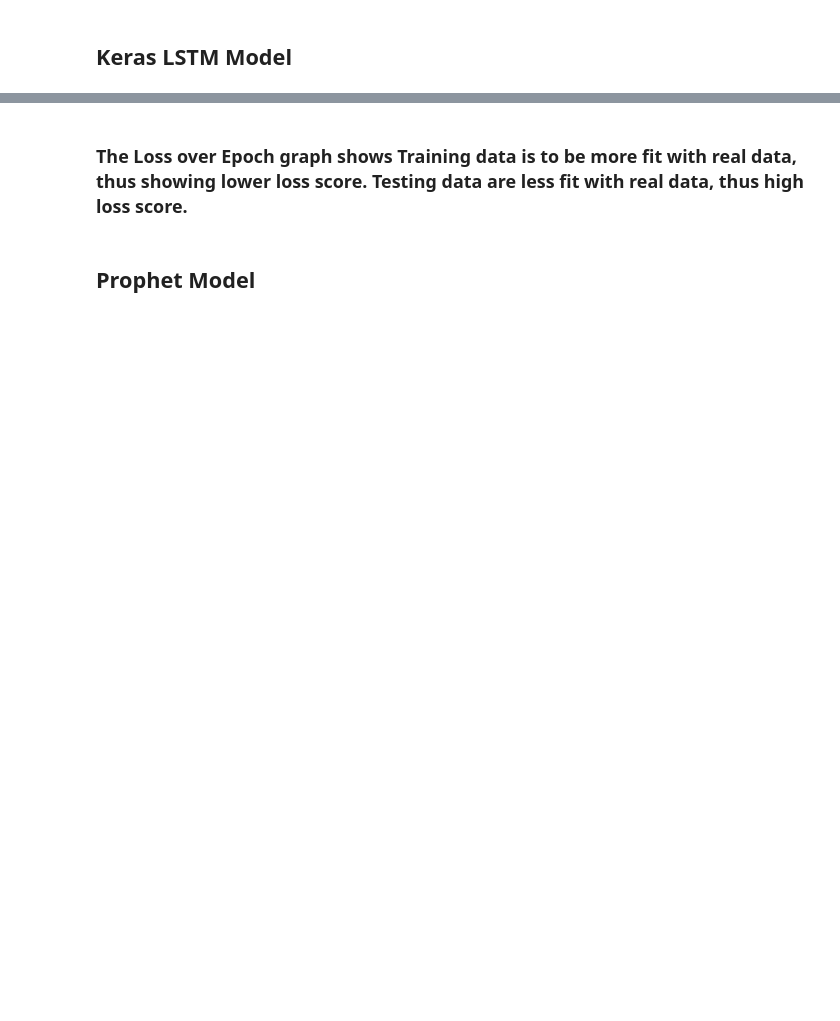
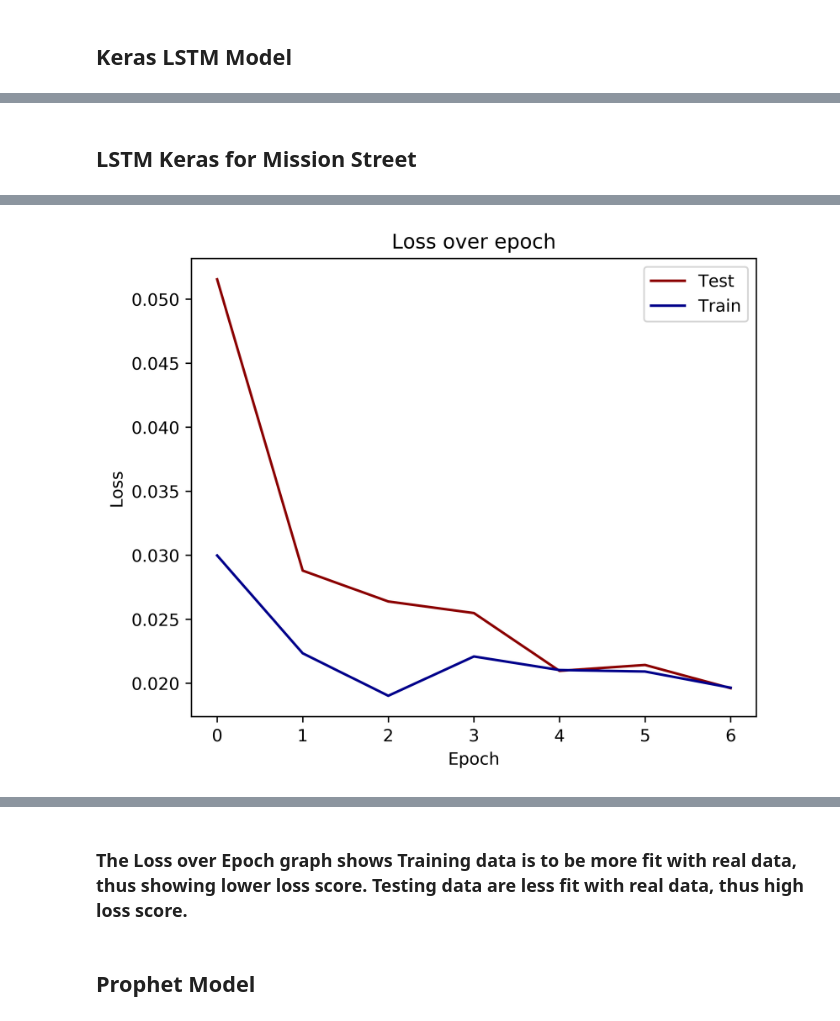
Before and after one commit to Angellei/Parking_Ticker, a Jupyter notebook: Keras_Baseline_Prophet_Model.ipynb, the cells around one changed output, grey strips where cells are left out. Cells and saved outputs as stored; diff of their text form; code cells hidden in the pictures; blank space fills up the shorter version.

```diff
--- a/Keras_Baseline_Prophet_Model.ipynb
+++ b/Keras_Baseline_Prophet_Model.ipynb
@@ -287,0 +269,67 @@ RMSE for LSTM 1198.64
+# %% [markdown]
+## LSTM Keras for Mission Street
+# %%
+#predicting total number of parking ticket weekly, window_size=7
+
+def get_window_data(data, window):
+    # Get window data and scale
+    scaler = MinMaxScaler(feature_range=(0, 1))
+    data = scaler.fit_transform(Mission_street.reshape(-1, 1))
+
+    X = []
+    y = []
+
+    for i in range(len(data) - window):
+        X.append(data[i : i + window])
+        y.append(data[i + window])
+
+    X = np.asarray(X)
+    y = np.asarray(y)
+    return X, y, scaler
+
+window_size = 7
+X, y, scaler = get_window_data(Mission_street, window_size)
+
+X_train = X[:test_split]
+X_test = X[test_split:]
+
+y_train = y[:test_split]
+y_test = y[test_split:]
+
+model = Sequential()
+model.add(LSTM(92, input_shape=(window_size, 1)))
+model.add(Dropout(0.93))
+model.add(Dense(1))
+model.add(Activation("linear"))
+model.compile(loss="mse", optimizer="adam")
+#model.compile(loss='binary_crossentropy', optimizer='adam', metrics=['acc'])
+
+history = model.fit(
+    X_train, # Features
+    y_train, # Target
+    epochs=7, # Number of epochs
+    batch_size=10, # Number of observations per batch
+    validation_data=(X_test, y_test), # Data for evaluation
+    verbose=2, # 2 output
+    shuffle= False
+)
+
+# Plot training & validation loss values
+plt.figure(figsize=(6, 5), dpi=600)
+plt.plot(history.history["loss"], 'darkred', label="Test")
+plt.plot(history.history["val_loss"], 'darkblue', label="Train")
+plt.title("Loss over epoch")
+plt.xlabel('Epoch')
+plt.ylabel('Loss')
+plt.legend()
+plt.show()
+
+predict2 = scaler.inverse_transform(model.predict(X_test))
+mse_lstm = mean_squared_error(
+    scaler.inverse_transform(y_test),
+    predict2,
+)
+print(predict2)
+print("RMSE for LSTM {:.2f}".format(np.sqrt(mse_lstm)))
+#print(model.summary())
+# %% [output]
@@ -287,0 +351 @@ RMSE for LSTM 1198.64
+[figure, added]
```
Also changed, not shown: parts of 27 cells of this notebook.
